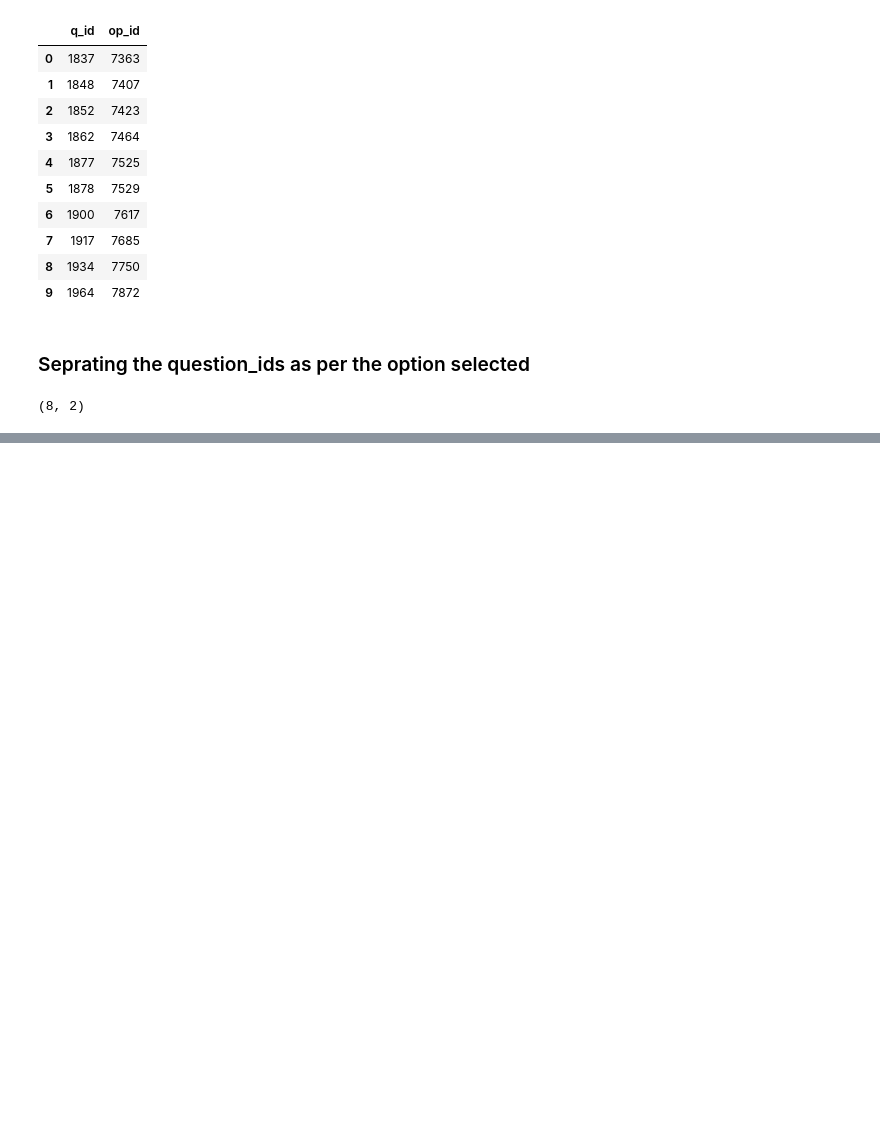
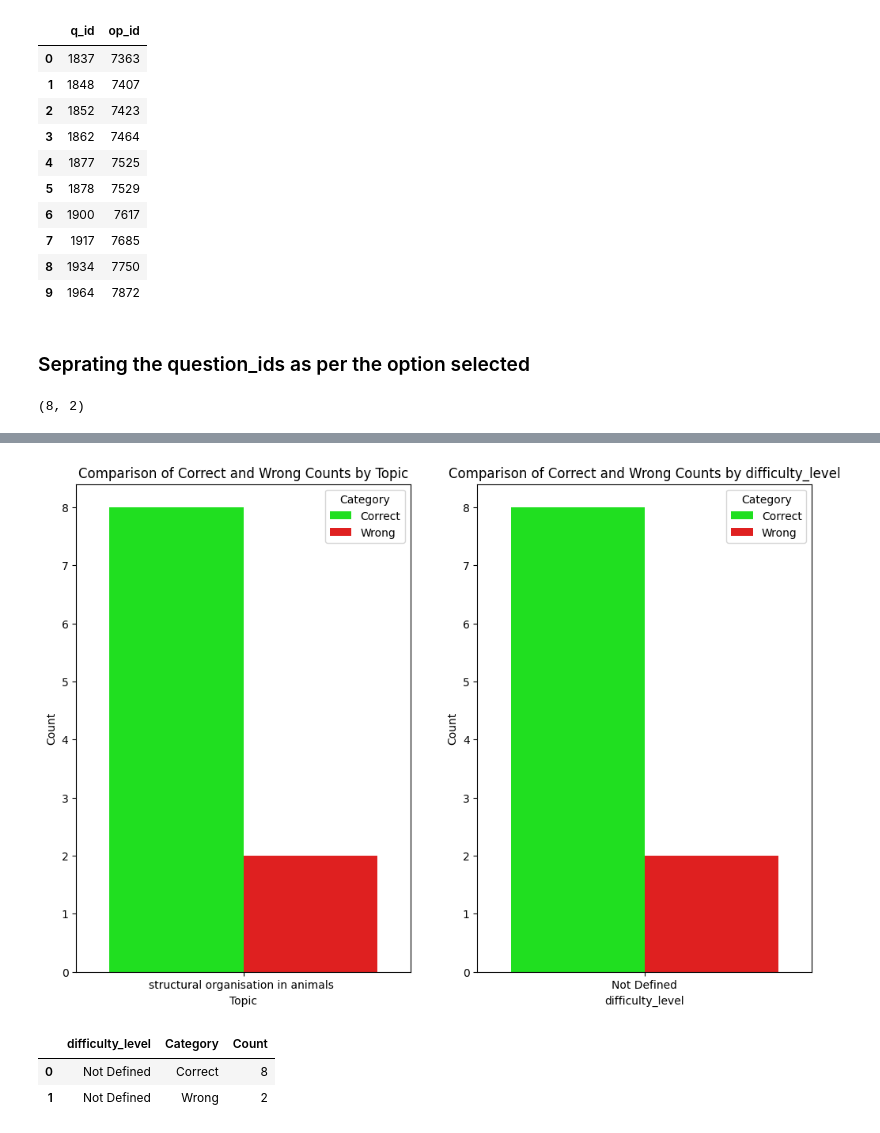
Before and after one commit to mr-ayush-agrawal/NeetAssignment, a Jupyter notebook: ResponseAPI.ipynb, the cells around one changed output, grey strips where cells are left out. Drawn from its saved outputs; the diff is of its cells as text; code cells hidden in the pictures; blank space fills up the shorter version.

```diff
--- a/ResponseAPI.ipynb
+++ b/ResponseAPI.ipynb
@@ -99,0 +121,49 @@ len(correct_ques), len(wrong_ques)
+# %%
+def getTopics(lst):
+    df = questions[questions.id.isin(lst)]
+    topic_df = df.groupby('topic')['id'].count().sort_values(ascending=False)
+    diffculty_df = df.groupby('difficulty_level')['id'].count().sort_values(ascending=False)
+
+    return topic_df, diffculty_df
+# %%
+topic_df_corr, diffculty_df_corr = getTopics(correct_ques)
+topic_df_wrn, diffculty_df_wrn = getTopics(wrong_ques)
+# %%
+topic_df_combined = pd.concat([topic_df_corr, topic_df_wrn], axis = 1, keys = ['Correct', 'Worng'])
+topic_df_combined = topic_df_combined.reset_index()
+diffculty_df_combined = pd.concat([diffculty_df_corr, diffculty_df_wrn], axis = 1, keys = ['Correct', 'Worng'])
+diffculty_df_combined = diffculty_df_combined.reset_index()
+# %%
+topic_df_combined.columns = ['topic', 'Correct', 'Wrong']
+df_long_topic = pd.melt(topic_df_combined, id_vars=['topic'], value_vars=['Correct', 'Wrong'],
+                  var_name='Category', value_name='Count')
+
+diffculty_df_combined.columns = ['difficulty_level', 'Correct', 'Wrong']
+diffculty_df_combined = pd.melt(diffculty_df_combined, id_vars=['difficulty_level'], value_vars=['Correct', 'Wrong'],
+                  var_name='Category', value_name='Count')
+# %%
+plt.figure(figsize=(12, 8))
+plt.subplot(1,2,1)
+sns.barplot(x='topic', y='Count', hue='Category', data=df_long_topic, palette=['#00ff00', '#ff0000'])
+
+plt.xlabel('Topic')
+plt.ylabel('Count')
+plt.title('Comparison of Correct and Wrong Counts by Topic')
+
+
+plt.subplot(1,2,2)
+sns.barplot(x='difficulty_level', y='Count', hue='Category', data=diffculty_df_combined, palette=['#00ff00', '#ff0000'])
+
+plt.xlabel('difficulty_level')
+plt.ylabel('Count')
+plt.title('Comparison of Correct and Wrong Counts by difficulty_level')
+
+plt.savefig('images/topic_and_difficulty_comp.png')
+# %% [output]
+[figure, added]
+# %%
+diffculty_df_combined
+# %% [output]
+|  | difficulty_level | Category | Count |
+| 0 | Not Defined | Correct | 8 |
+| 1 | Not Defined | Wrong | 2 |
```
Also changed, not shown: parts of 6 cells of this notebook, 4 other files.
